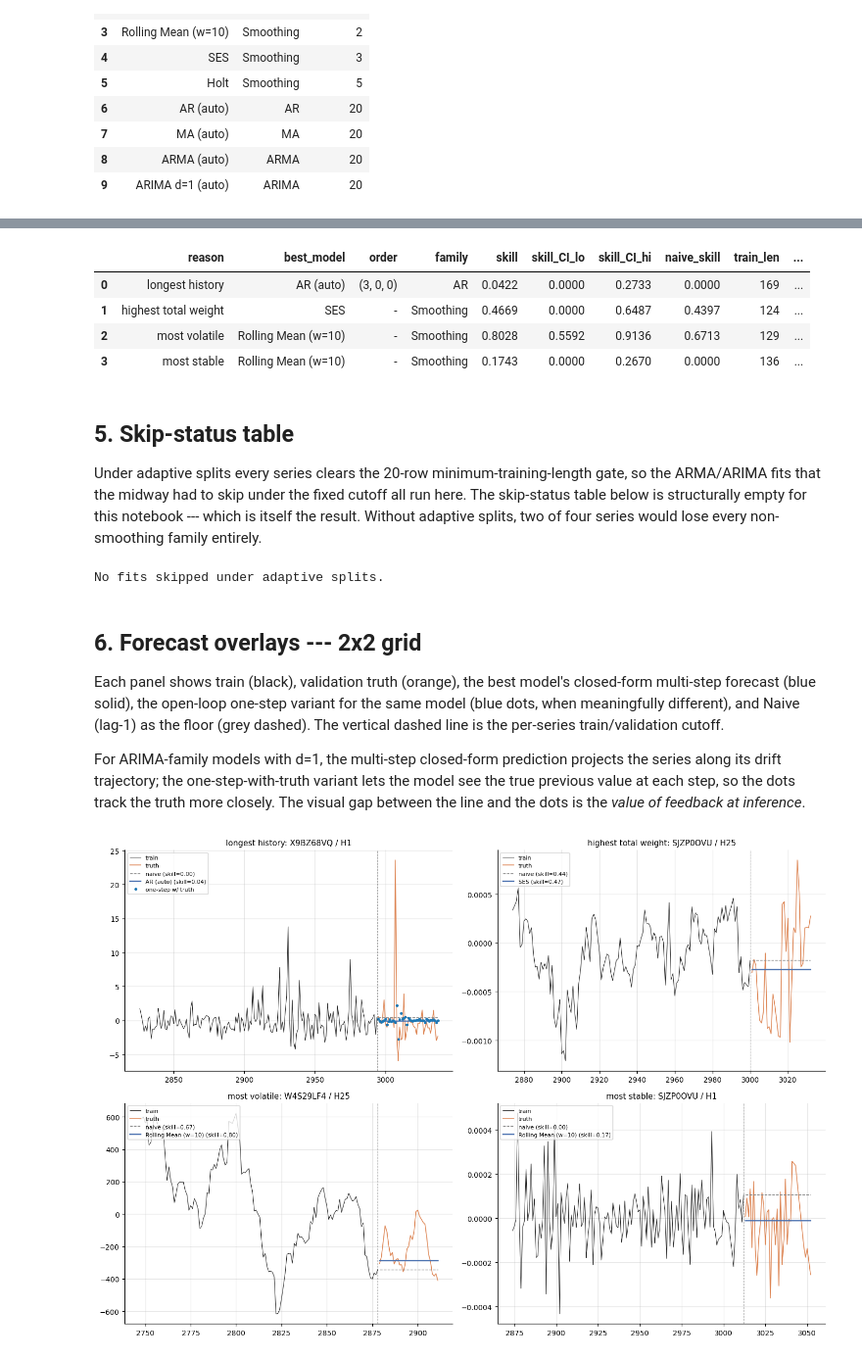
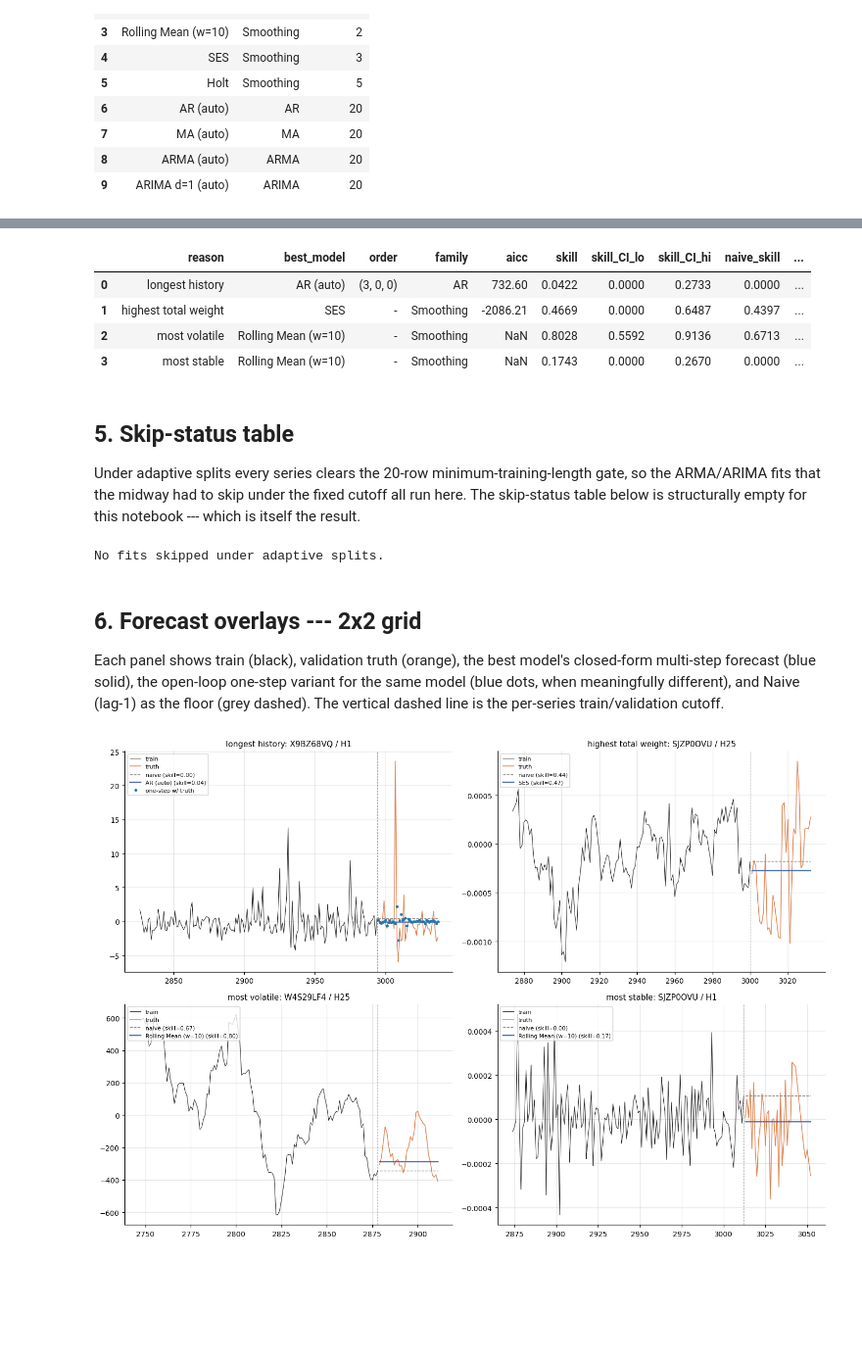
Before and after one commit to jeetrex17/ts-forecasting-project, a Jupyter notebook: claude_forecasting/notebooks/01_classical_baselines.ipynb, the cells around one changed output, grey strips where cells are left out. Shown at 98% size. Cells and saved outputs as stored; diff of their text form; code cells hidden in the pictures; blank space fills up the shorter version.

```diff
--- a/claude_forecasting/notebooks/01_classical_baselines.ipynb
+++ b/claude_forecasting/notebooks/01_classical_baselines.ipynb
@@ -262,8 +247,7 @@ def fit_and_score(model_name, spec, y_train, y_val, w_val):
     if len(y_train) < spec['min_train']:
         return {'status': 'skipped',
                 'skip_reason': f"train_len<{spec['min_train']}",
-                'pred': None,
-                'order': None}
+                'pred': None, 'order': None, 'aicc': None}
     try:
         pred = np.asarray(spec['func'](y_train, len(y_val)), dtype=float)
         if not np.all(np.isfinite(pred)):
@@ -271,17 +255,14 @@ def fit_and_score(model_name, spec, y_train, y_val, w_val):
     except Exception as exc:
         return {'status': 'failed',
                 'skip_reason': type(exc).__name__,
-                'pred': None,
-                'order': None}
+                'pred': None, 'order': None, 'aicc': None}
     skill = metrics.weighted_skill_score(y_val, pred, w_val)
     rmse  = metrics.weighted_rmse(y_val, pred, w_val)
     order = getattr(spec['func'], 'last_order', None)
-    return {'status': 'ok',
-            'skip_reason': None,
-            'pred': pred,
-            'order': order,
-            'skill': skill,
-            'rmse': rmse}
+    a     = getattr(spec['func'], 'last_aicc', None)
+    return {'status': 'ok', 'skip_reason': None,
+            'pred': pred, 'order': order, 'aicc': a,
+            'skill': skill, 'rmse': rmse}
 
 
 results_rows = []
@@ -299,6 +280,7 @@ for reason, (row, _, train_part, val_part) in series_data.items():
             'model': model_name,
             'family': spec['family'],
             'order': str(res.get('order')) if res.get('order') else '-',
+            'aicc': res.get('aicc'),
             'train_len': len(y_train),
             'val_len': len(y_val),
             'status': res['status'],
@@ -312,7 +294,7 @@ for reason, (row, _, train_part, val_part) in series_data.items():
 results_df = pd.DataFrame(results_rows)
 print('Status counts:')
 print(results_df['status'].value_counts())
-results_df[['reason', 'model', 'family', 'order', 'status', 'skill', 'rmse']].round(4).head(20)
+results_df[['reason', 'model', 'family', 'order', 'aicc', 'status', 'skill', 'rmse']].round(4).head(20)
 # %% [output]
 Status counts:
 status
@@ -342,41 +324,40 @@ For each series, the best model under weighted skill, with 95% bootstrap interva
 # %%
 ok = results_df[results_df['status'] == 'ok'].copy()
 
-# Best model per series under weighted skill
 best_rows = []
 for reason, group in ok.groupby('reason', sort=False):
     best = group.sort_values('skill', ascending=False).iloc[0]
     naive = group[group['model'] == 'Naive (lag-1)'].iloc[0] if (group['model'] == 'Naive (lag-1)').any() else None
-    # bootstrap CI for the best model
     row, _, _, val_part = series_data[reason]
     y_val = val_part['y_target'].to_numpy(dtype=float)
     w_val = val_part['weight'].to_numpy(dtype=float)
     pred = predictions[(reason, best['model'])]
     mean, lo, hi = metrics.bootstrap_skill(y_val, pred, w_val, n_boot=500, seed=SEED)
     best_rows.append({
         'reason': reason,
         'best_model': best['model'],
         'order': best['order'],
         'family': best['family'],
+        'aicc': round(best['aicc'], 2) if best['aicc'] is not None and not pd.isna(best['aicc']) else None,
         'skill': round(best['skill'], 4),
         'skill_CI_lo': round(lo, 4),
         'skill_CI_hi': round(hi, 4),
         'naive_skill': round(naive['skill'], 4) if naive is not None else np.nan,
         'train_len': int(best['train_len']),
         'val_len': int(best['val_len']),
     })
 leaderboard = pd.DataFrame(best_rows)
 leaderboard
 # %% [output]
-|  | reason | best_model | order | family | skill | skill_CI_lo | skill_CI_hi | naive_skill | train_len | ... |
-| 0 | longest history | AR (auto) | (3, 0, 0) | AR | 0.0422 | 0.0000 | 0.2733 | 0.0000 | 169 | ... |
-| 1 | highest total weight | SES | - | Smoothing | 0.4669 | 0.0000 | 0.6487 | 0.4397 | 124 | ... |
-| 2 | most volatile | Rolling Mean (w=10) | - | Smoothing | 0.8028 | 0.5592 | 0.9136 | 0.6713 | 129 | ... |
-| 3 | most stable | Rolling Mean (w=10) | - | Smoothing | 0.1743 | 0.0000 | 0.2670 | 0.0000 | 136 | ... |
+|  | reason | best_model | order | family | aicc | skill | skill_CI_lo | skill_CI_hi | naive_skill | ... |
+| 0 | longest history | AR (auto) | (3, 0, 0) | AR | 732.60 | 0.0422 | 0.0000 | 0.2733 | 0.0000 | ... |
+| 1 | highest total weight | SES | - | Smoothing | -2086.21 | 0.4669 | 0.0000 | 0.6487 | 0.4397 | ... |
+| 2 | most volatile | Rolling Mean (w=10) | - | Smoothing | NaN | 0.8028 | 0.5592 | 0.9136 | 0.6713 | ... |
+| 3 | most stable | Rolling Mean (w=10) | - | Smoothing | NaN | 0.1743 | 0.0000 | 0.2670 | 0.0000 | ... |
 # %% [markdown]
 ## 5. Skip-status table
 
-Under adaptive splits every series clears the 20-row minimum-training-length gate, so the ARMA/ARIMA fits that the midway had to skip under the fixed cutoff all run here. The skip-status table below is structurally empty for this notebook --- which is itself the result. Without adaptive splits, two of four series would lose every non-smoothing family entirely.
+Under adaptive splits every series clears the 20-row minimum-training-length gate, so the ARMA/ARIMA fits that the midway had to skip under the fixed cutoff all run here. The skip-status table below is structurally empty for this notebook --- which is itself the result.
 # %%
 skipped = results_df[results_df['status'] != 'ok']
 if len(skipped) == 0:
@@ -389,7 +370,5 @@ No fits skipped under adaptive splits.
 ## 6. Forecast overlays --- 2x2 grid
 
 Each panel shows train (black), validation truth (orange), the best model's closed-form multi-step forecast (blue solid), the open-loop one-step variant for the same model (blue dots, when meaningfully different), and Naive (lag-1) as the floor (grey dashed). The vertical dashed line is the per-series train/validation cutoff.
-
-For ARIMA-family models with d=1, the multi-step closed-form prediction projects the series along its drift trajectory; the one-step-with-truth variant lets the model see the true previous value at each step, so the dots track the truth more closely. The visual gap between the line and the dots is the *value of feedback at inference*.
 # %%
 def open_loop_one_step(model_func, y_train, y_val):
```
Also changed, not shown: parts of 13 cells of this notebook, 3 other files.
